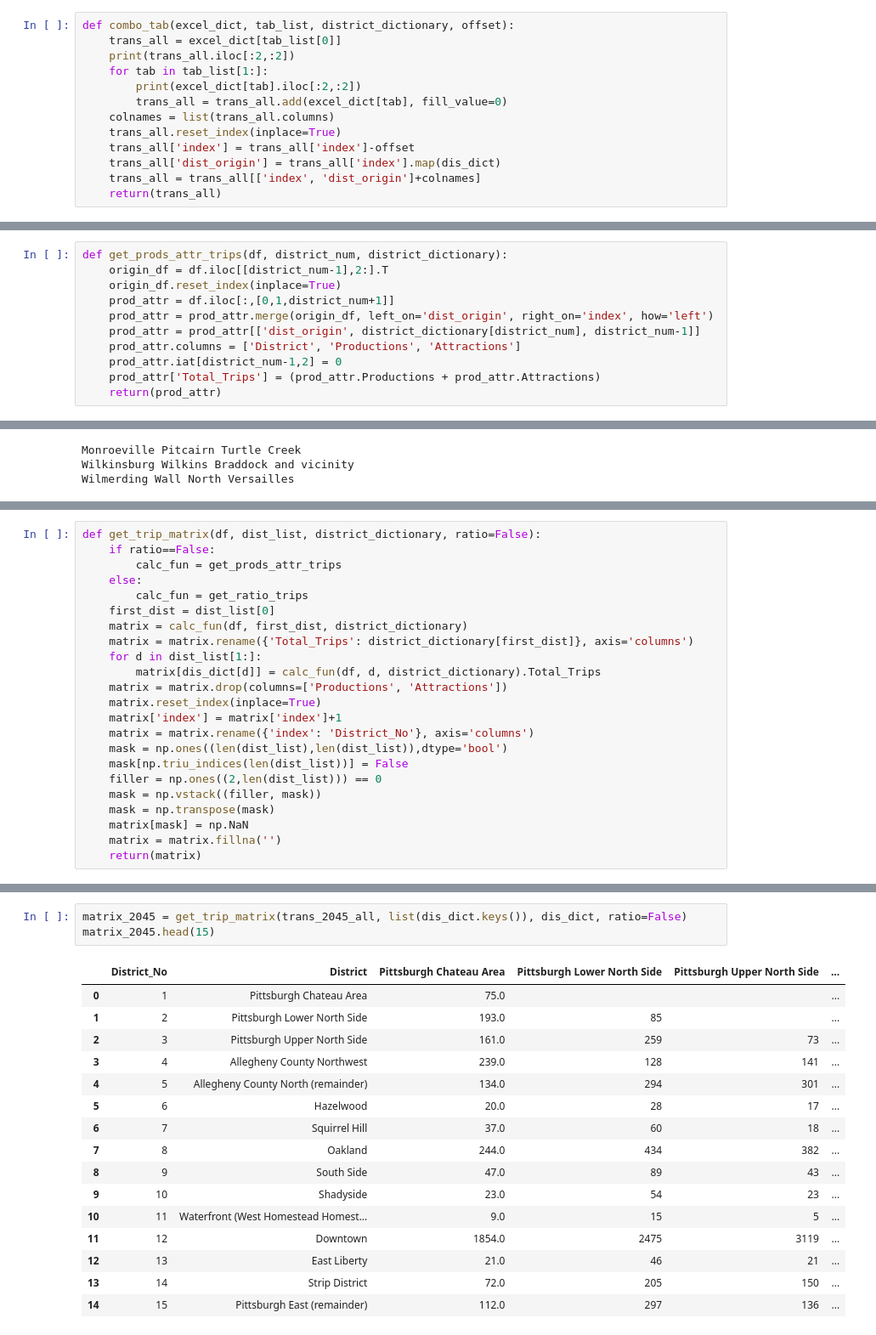
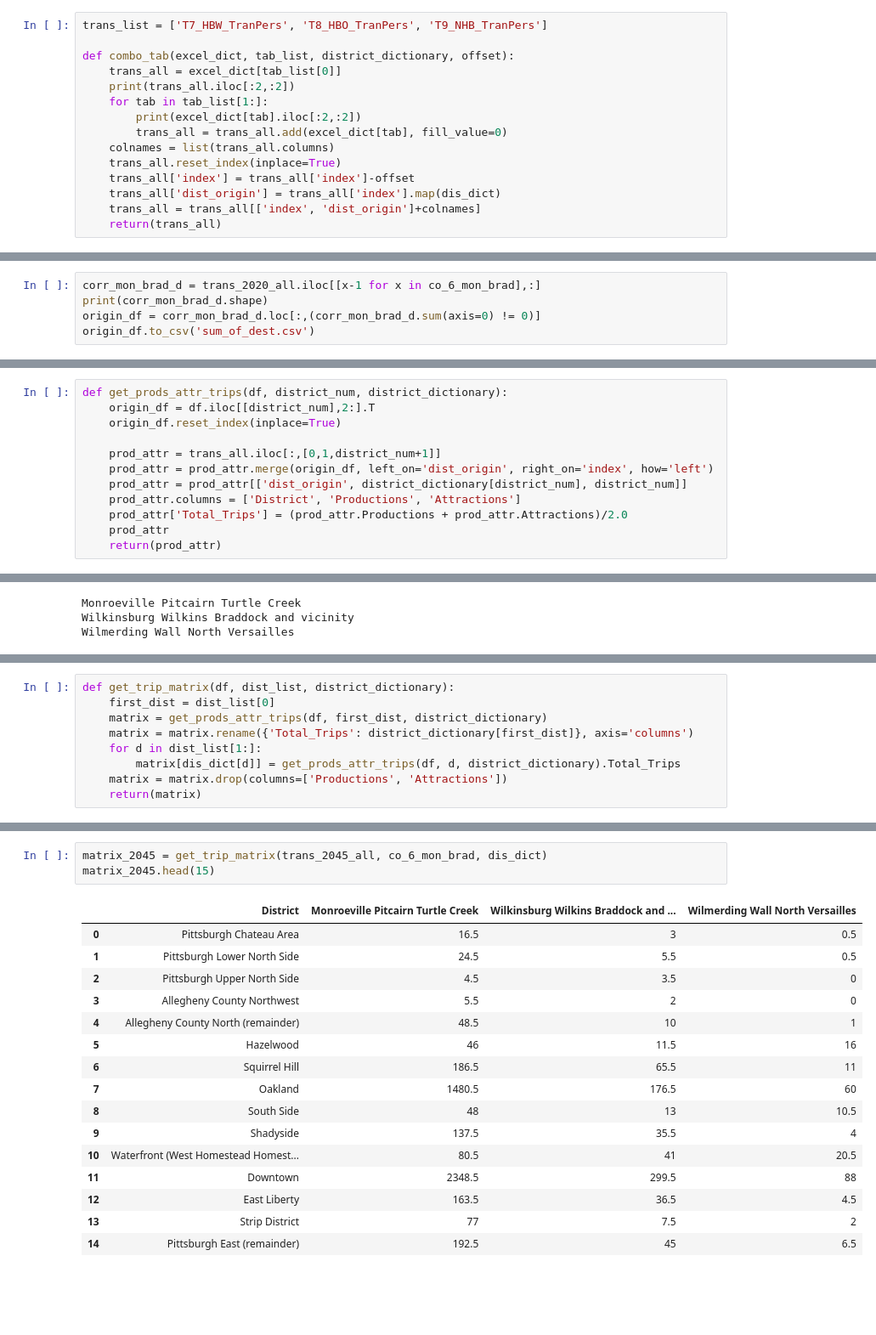
Before and after one commit to MattSamach/PPT_East_Busway, a Jupyter notebook: Notebooks/SPC_Trips.ipynb, the cells around one changed output, grey strips where cells are left out. Shown at 85% size. Saved outputs shown, nothing was run; the diff lists cells and outputs as text; blank space fills up the shorter version.

```diff
--- a/Notebooks/SPC_Trips.ipynb
+++ b/Notebooks/SPC_Trips.ipynb
@@ -70,6 +69,8 @@ spc_df_dict_2020 = {sheet_name: extract_tab_2020(spcxls, sheet_name) for sheet_n
 # %%
 spc_df_dict_2045 = {sheet_name: extract_tab_2045(spcxls, sheet_name) for sheet_name in spcxls.sheet_names}
 # %%
+trans_list = ['T7_HBW_TranPers', 'T8_HBO_TranPers', 'T9_NHB_TranPers']
+
 def combo_tab(excel_dict, tab_list, district_dictionary, offset):
     trans_all = excel_dict[tab_list[0]]
     print(trans_all.iloc[:2,:2])
@@ -156,3 +155,8 @@ no_6 | 61c | 18 | 0 | 1
 # %%
 interest_dist = [17, 18, 19, 20, 21, 22, 25, 11]
 co_6_mon_brad = [19, 20, 21]
+# %%
+corr_mon_brad_d = trans_2020_all.iloc[[x-1 for x in co_6_mon_brad],:]
+print(corr_mon_brad_d.shape)
+origin_df = corr_mon_brad_d.loc[:,(corr_mon_brad_d.sum(axis=0) != 0)]
+origin_df.to_csv('sum_of_dest.csv')
@@ -222,12 +228,13 @@ Wilmerding Wall North Versailles              262.0
 dtype: float64
 # %%
 def get_prods_attr_trips(df, district_num, district_dictionary):
-    origin_df = df.iloc[[district_num-1],2:].T
+    origin_df = df.iloc[[district_num],2:].T
     origin_df.reset_index(inplace=True)
-    prod_attr = df.iloc[:,[0,1,district_num+1]]
+
+    prod_attr = trans_all.iloc[:,[0,1,district_num+1]]
     prod_attr = prod_attr.merge(origin_df, left_on='dist_origin', right_on='index', how='left')
-    prod_attr = prod_attr[['dist_origin', district_dictionary[district_num], district_num-1]]
+    prod_attr = prod_attr[['dist_origin', district_dictionary[district_num], district_num]]
     prod_attr.columns = ['District', 'Productions', 'Attractions']
-    prod_attr.iat[district_num-1,2] = 0
-    prod_attr['Total_Trips'] = (prod_attr.Productions + prod_attr.Attractions)
+    prod_attr['Total_Trips'] = (prod_attr.Productions + prod_attr.Attractions)/2.0
+    prod_attr
     return(prod_attr)
@@ -293,24 +289,10 @@ get_prods_attr_trips(trans_2045_all, 19, dis_dict)
 # %%
-def get_trip_matrix(df, dist_list, district_dictionary, ratio=False):
-    if ratio==False:
-        calc_fun = get_prods_attr_trips
-    else:
-        calc_fun = get_ratio_trips
+def get_trip_matrix(df, dist_list, district_dictionary):
     first_dist = dist_list[0]
-    matrix = calc_fun(df, first_dist, district_dictionary)
+    matrix = get_prods_attr_trips(df, first_dist, district_dictionary)
     matrix = matrix.rename({'Total_Trips': district_dictionary[first_dist]}, axis='columns')
     for d in dist_list[1:]:
-        matrix[dis_dict[d]] = calc_fun(df, d, district_dictionary).Total_Trips
+        matrix[dis_dict[d]] = get_prods_attr_trips(df, d, district_dictionary).Total_Trips
     matrix = matrix.drop(columns=['Productions', 'Attractions'])
-    matrix.reset_index(inplace=True)
-    matrix['index'] = matrix['index']+1
-    matrix = matrix.rename({'index': 'District_No'}, axis='columns')
-    mask = np.ones((len(dist_list),len(dist_list)),dtype='bool')
-    mask[np.triu_indices(len(dist_list))] = False
-    filler = np.ones((2,len(dist_list))) == 0
-    mask = np.vstack((filler, mask))
-    mask = np.transpose(mask)
-    matrix[mask] = np.NaN
-    matrix = matrix.fillna('')
     return(matrix)
 # %%
@@ -337,20 +318,20 @@ matrix_2020.head(15)
 # %%
-matrix_2045 = get_trip_matrix(trans_2045_all, list(dis_dict.keys()), dis_dict, ratio=False)
+matrix_2045 = get_trip_matrix(trans_2045_all, co_6_mon_brad, dis_dict)
 matrix_2045.head(15)
 # %% [output]
-|  | District_No | District | Pittsburgh Chateau Area | Pittsburgh Lower North Side | Pittsburgh Upper North Side | ... |
-| 0 | 1 | Pittsburgh Chateau Area | 75.0 |  |  | ... |
-| 1 | 2 | Pittsburgh Lower North Side | 193.0 | 85 |  | ... |
-| 2 | 3 | Pittsburgh Upper North Side | 161.0 | 259 | 73 | ... |
-| 3 | 4 | Allegheny County Northwest | 239.0 | 128 | 141 | ... |
-| 4 | 5 | Allegheny County North (remainder) | 134.0 | 294 | 301 | ... |
-| 5 | 6 | Hazelwood | 20.0 | 28 | 17 | ... |
-| 6 | 7 | Squirrel Hill | 37.0 | 60 | 18 | ... |
-| 7 | 8 | Oakland | 244.0 | 434 | 382 | ... |
-| 8 | 9 | South Side | 47.0 | 89 | 43 | ... |
-| 9 | 10 | Shadyside | 23.0 | 54 | 23 | ... |
-| 10 | 11 | Waterfront (West Homestead Homest... | 9.0 | 15 | 5 | ... |
-| 11 | 12 | Downtown | 1854.0 | 2475 | 3119 | ... |
-| 12 | 13 | East Liberty | 21.0 | 46 | 21 | ... |
-| 13 | 14 | Strip District | 72.0 | 205 | 150 | ... |
-| 14 | 15 | Pittsburgh East (remainder) | 112.0 | 297 | 136 | ... |
+|  | District | Monroeville Pitcairn Turtle Creek | Wilkinsburg Wilkins Braddock and ... | Wilmerding Wall North Versailles |
+| 0 | Pittsburgh Chateau Area | 16.5 | 3 | 0.5 |
+| 1 | Pittsburgh Lower North Side | 24.5 | 5.5 | 0.5 |
+| 2 | Pittsburgh Upper North Side | 4.5 | 3.5 | 0 |
+| 3 | Allegheny County Northwest | 5.5 | 2 | 0 |
+| 4 | Allegheny County North (remainder) | 48.5 | 10 | 1 |
+| 5 | Hazelwood | 46 | 11.5 | 16 |
+| 6 | Squirrel Hill | 186.5 | 65.5 | 11 |
+| 7 | Oakland | 1480.5 | 176.5 | 60 |
+| 8 | South Side | 48 | 13 | 10.5 |
+| 9 | Shadyside | 137.5 | 35.5 | 4 |
+| 10 | Waterfront (West Homestead Homest... | 80.5 | 41 | 20.5 |
+| 11 | Downtown | 2348.5 | 299.5 | 88 |
+| 12 | East Liberty | 163.5 | 36.5 | 4.5 |
+| 13 | Strip District | 77 | 7.5 | 2 |
+| 14 | Pittsburgh East (remainder) | 192.5 | 45 | 6.5 |
```
Also changed, not shown: parts of 14 cells of this notebook, 1 other file.
